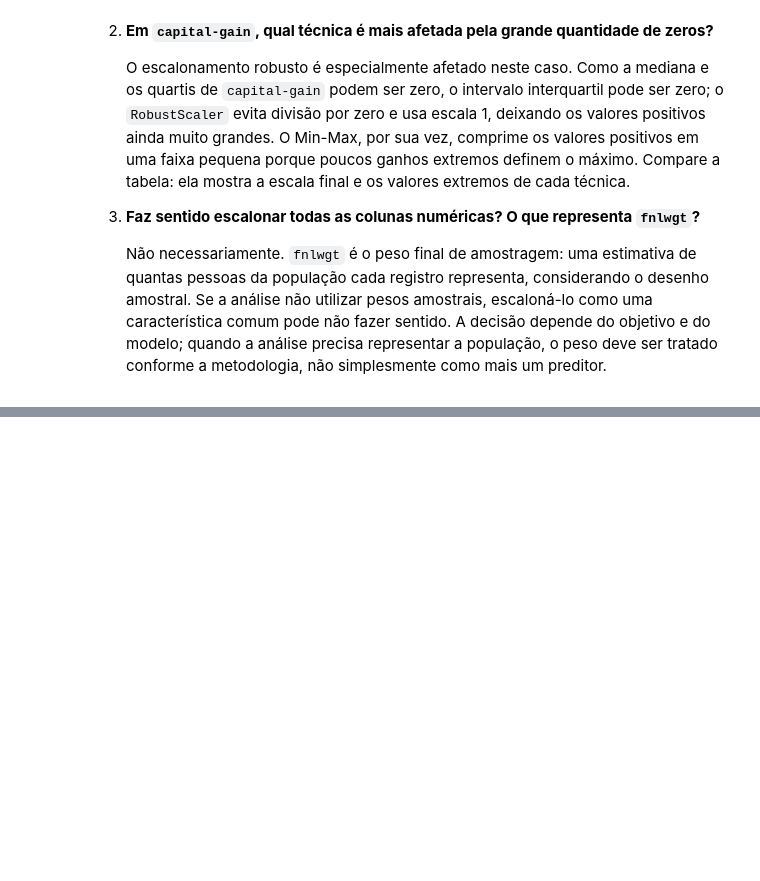
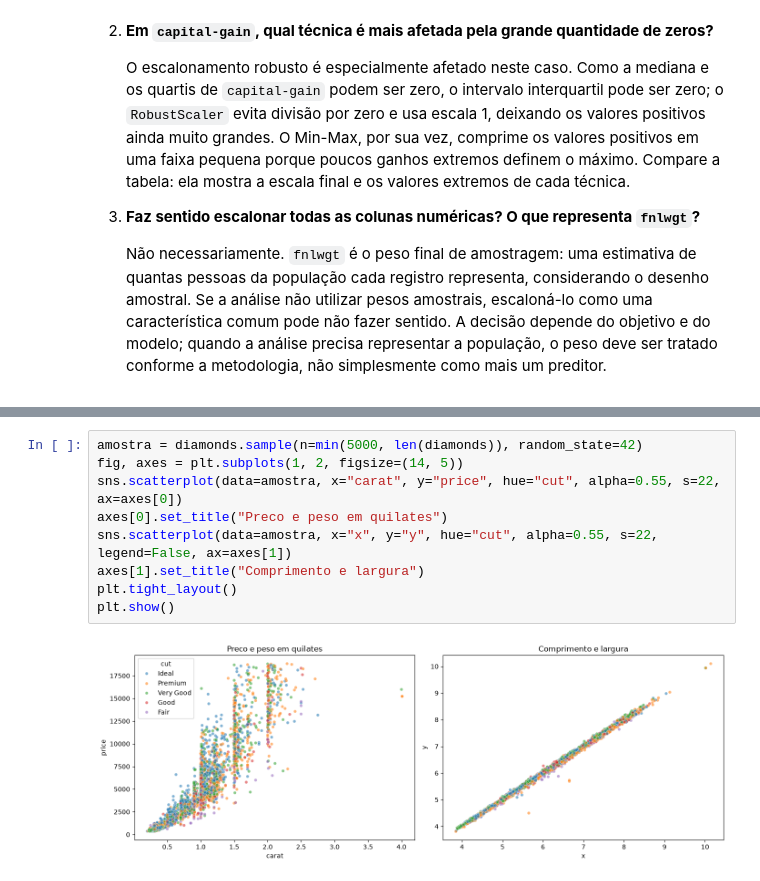
Before and after one commit to Roger-dev-eng/UNIFSA, a Jupyter notebook: Ciência de dados/notebook/Análise Exploratória e Preparação de Dados.ipynb, the cells around one changed output, grey strips where cells are left out. Cells and saved outputs as stored; diff of their text form; blank space fills up the shorter version.

```diff
--- a/Ciência de dados/notebook/Análise Exploratória e Preparação de Dados.ipynb
+++ b/Ciência de dados/notebook/Análise Exploratória e Preparação de Dados.ipynb
@@ -585,0 +723,11 @@ resumo_extremos
+# %%
+amostra = diamonds.sample(n=min(5000, len(diamonds)), random_state=42)
+fig, axes = plt.subplots(1, 2, figsize=(14, 5))
+sns.scatterplot(data=amostra, x="carat", y="price", hue="cut", alpha=0.55, s=22, ax=axes[0])
+axes[0].set_title("Preco e peso em quilates")
+sns.scatterplot(data=amostra, x="x", y="y", hue="cut", alpha=0.55, s=22, legend=False, ax=axes[1])
+axes[1].set_title("Comprimento e largura")
+plt.tight_layout()
+plt.show()
+# %% [output]
+[figure, added]
```
Also changed, not shown: parts of 39 cells of this notebook, 2 other files.
